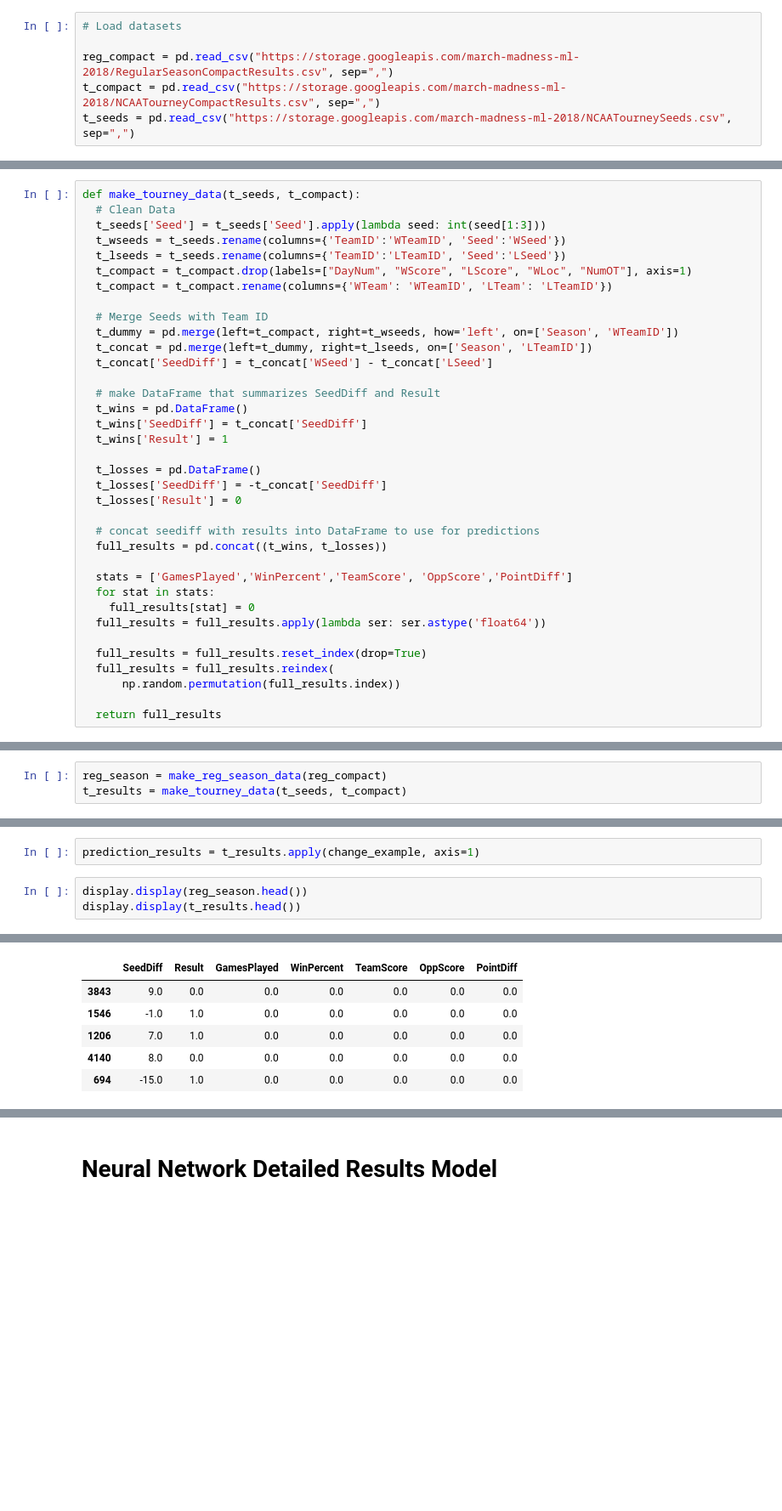
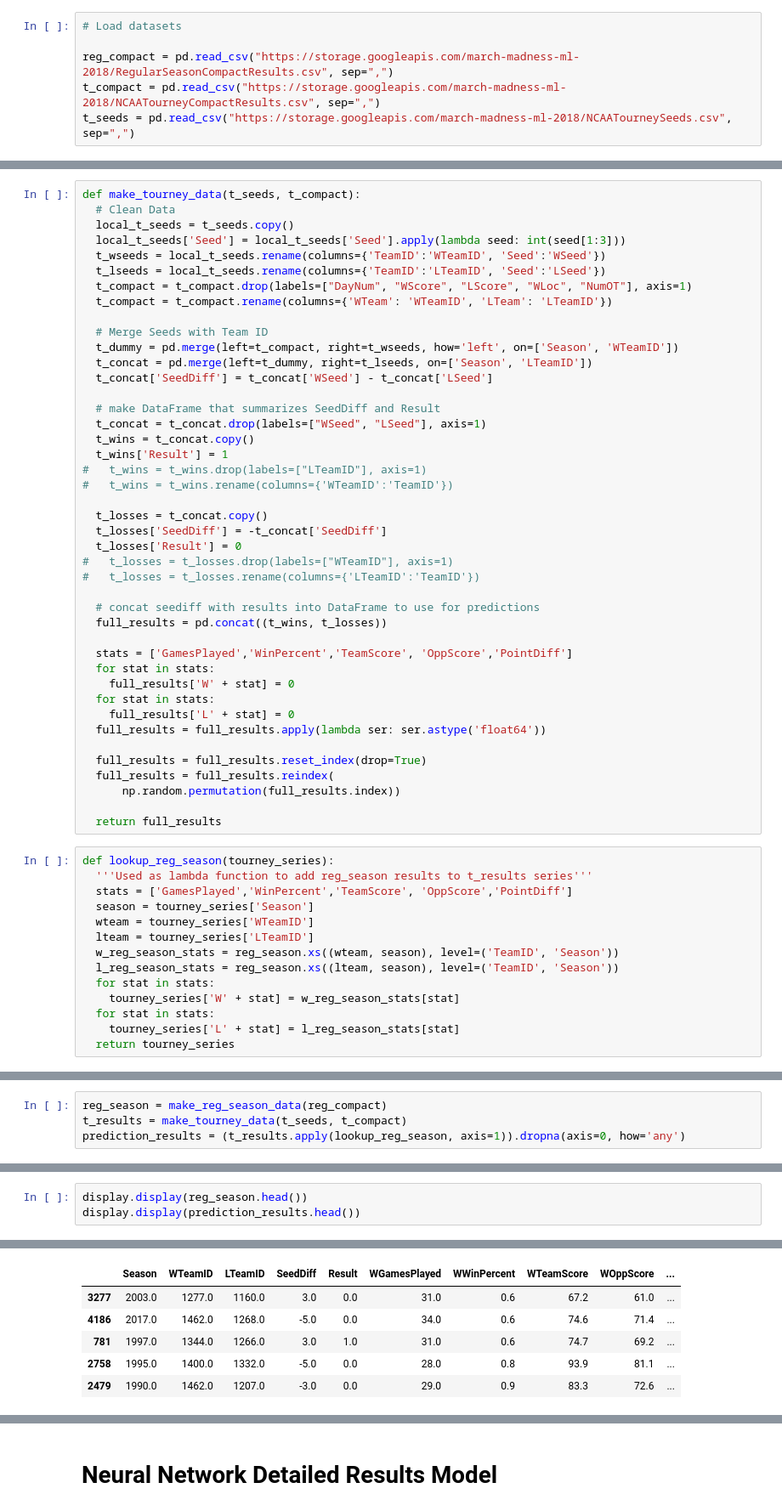
Before and after one commit to rafibarash/ml_march_madness, a Jupyter notebook: Neural_Net_March_Madness_ML.ipynb, the cells around one changed output, grey strips where cells are left out. Shown: that part at 85% size. Drawn from its saved outputs; the diff is of its cells as text; blank space fills up the shorter version.

```diff
--- a/Neural_Net_March_Madness_ML.ipynb
+++ b/Neural_Net_March_Madness_ML.ipynb
@@ -533,9 +660,10 @@ def make_reg_season_data(dataframe):
 # %%
 def make_tourney_data(t_seeds, t_compact):
   # Clean Data
-  t_seeds['Seed'] = t_seeds['Seed'].apply(lambda seed: int(seed[1:3]))
-  t_wseeds = t_seeds.rename(columns={'TeamID':'WTeamID', 'Seed':'WSeed'})
-  t_lseeds = t_seeds.rename(columns={'TeamID':'LTeamID', 'Seed':'LSeed'})
+  local_t_seeds = t_seeds.copy()
+  local_t_seeds['Seed'] = local_t_seeds['Seed'].apply(lambda seed: int(seed[1:3]))
+  t_wseeds = local_t_seeds.rename(columns={'TeamID':'WTeamID', 'Seed':'WSeed'})
+  t_lseeds = local_t_seeds.rename(columns={'TeamID':'LTeamID', 'Seed':'LSeed'})
   t_compact = t_compact.drop(labels=["DayNum", "WScore", "LScore", "WLoc", "NumOT"], axis=1)
   t_compact = t_compact.rename(columns={'WTeam': 'WTeamID', 'LTeam': 'LTeamID'})
 
@@ -545,20 +673,26 @@ def make_tourney_data(t_seeds, t_compact):
   t_concat['SeedDiff'] = t_concat['WSeed'] - t_concat['LSeed']
 
   # make DataFrame that summarizes SeedDiff and Result
-  t_wins = pd.DataFrame()
-  t_wins['SeedDiff'] = t_concat['SeedDiff']
+  t_concat = t_concat.drop(labels=["WSeed", "LSeed"], axis=1)
+  t_wins = t_concat.copy()
   t_wins['Result'] = 1
+#   t_wins = t_wins.drop(labels=["LTeamID"], axis=1)
+#   t_wins = t_wins.rename(columns={'WTeamID':'TeamID'})
 
-  t_losses = pd.DataFrame()
+  t_losses = t_concat.copy()
   t_losses['SeedDiff'] = -t_concat['SeedDiff']
   t_losses['Result'] = 0
+#   t_losses = t_losses.drop(labels=["WTeamID"], axis=1)
+#   t_losses = t_losses.rename(columns={'LTeamID':'TeamID'})
 
   # concat seediff with results into DataFrame to use for predictions
   full_results = pd.concat((t_wins, t_losses))
 
   stats = ['GamesPlayed','WinPercent','TeamScore', 'OppScore','PointDiff']
   for stat in stats:
-    full_results[stat] = 0
+    full_results['W' + stat] = 0
+  for stat in stats:
+    full_results['L' + stat] = 0
   full_results = full_results.apply(lambda ser: ser.astype('float64'))
 
   full_results = full_results.reset_index(drop=True)
@@ -566,3 +700,17 @@ def make_tourney_data(t_seeds, t_compact):
       np.random.permutation(full_results.index))
 
   return full_results
+# %%
+def lookup_reg_season(tourney_series):
+  '''Used as lambda function to add reg_season results to t_results series'''
+  stats = ['GamesPlayed','WinPercent','TeamScore', 'OppScore','PointDiff']
+  season = tourney_series['Season']
+  wteam = tourney_series['WTeamID']
+  lteam = tourney_series['LTeamID']
+  w_reg_season_stats = reg_season.xs((wteam, season), level=('TeamID', 'Season'))
+  l_reg_season_stats = reg_season.xs((lteam, season), level=('TeamID', 'Season'))
+  for stat in stats:
+    tourney_series['W' + stat] = w_reg_season_stats[stat]
+  for stat in stats:
+    tourney_series['L' + stat] = l_reg_season_stats[stat]
+  return tourney_series
@@ -569,3 +719,4 @@ def make_tourney_data(t_seeds, t_compact):
 # %%
 reg_season = make_reg_season_data(reg_compact)
 t_results = make_tourney_data(t_seeds, t_compact)
+prediction_results = (t_results.apply(lookup_reg_season, axis=1)).dropna(axis=0, how='any')
@@ -581,20 +723,18 @@ def change_example(example):
-# %%
-prediction_results = t_results.apply(change_example, axis=1)
 # %%
 display.display(reg_season.head())
-display.display(t_results.head())
+display.display(prediction_results.head())
 # %% [output]
 |  |  | GamesPlayed | WinPercent | TeamScore | OppScore | PointDiff |
 |  |  |  |  |  |  |  |
 | TeamID | Season |  |  |  |  |  |
 | 1101 | 2014 | 21.0 | 0.1 | 63.1 | 78.6 | -15.5 |
 |  | 2015 | 28.0 | 0.2 | 61.0 | 71.9 | -10.9 |
 |  | 2016 | 27.0 | 0.3 | 69.9 | 76.3 | -6.4 |
 |  | 2017 | 25.0 | 0.4 | 67.9 | 72.6 | -4.8 |
 | 1102 | 1985 | 24.0 | 0.2 | 63.1 | 68.9 | -5.8 |
-|  | SeedDiff | Result | GamesPlayed | WinPercent | TeamScore | OppScore | PointDiff |
-| 3843 | 9.0 | 0.0 | 0.0 | 0.0 | 0.0 | 0.0 | 0.0 |
-| 1546 | -1.0 | 1.0 | 0.0 | 0.0 | 0.0 | 0.0 | 0.0 |
-| 1206 | 7.0 | 1.0 | 0.0 | 0.0 | 0.0 | 0.0 | 0.0 |
-| 4140 | 8.0 | 0.0 | 0.0 | 0.0 | 0.0 | 0.0 | 0.0 |
-| 694 | -15.0 | 1.0 | 0.0 | 0.0 | 0.0 | 0.0 | 0.0 |
+|  | Season | WTeamID | LTeamID | SeedDiff | Result | WGamesPlayed | WWinPercent | WTeamScore | WOppScore | ... |
+| 3277 | 2003.0 | 1277.0 | 1160.0 | 3.0 | 0.0 | 31.0 | 0.6 | 67.2 | 61.0 | ... |
+| 4186 | 2017.0 | 1462.0 | 1268.0 | -5.0 | 0.0 | 34.0 | 0.6 | 74.6 | 71.4 | ... |
+| 781 | 1997.0 | 1344.0 | 1266.0 | 3.0 | 1.0 | 31.0 | 0.6 | 74.7 | 69.2 | ... |
+| 2758 | 1995.0 | 1400.0 | 1332.0 | -5.0 | 0.0 | 28.0 | 0.8 | 93.9 | 81.1 | ... |
+| 2479 | 1990.0 | 1462.0 | 1207.0 | -3.0 | 0.0 | 29.0 | 0.9 | 83.3 | 72.6 | ... |
```
Also changed, not shown: parts of 50 cells of this notebook.
